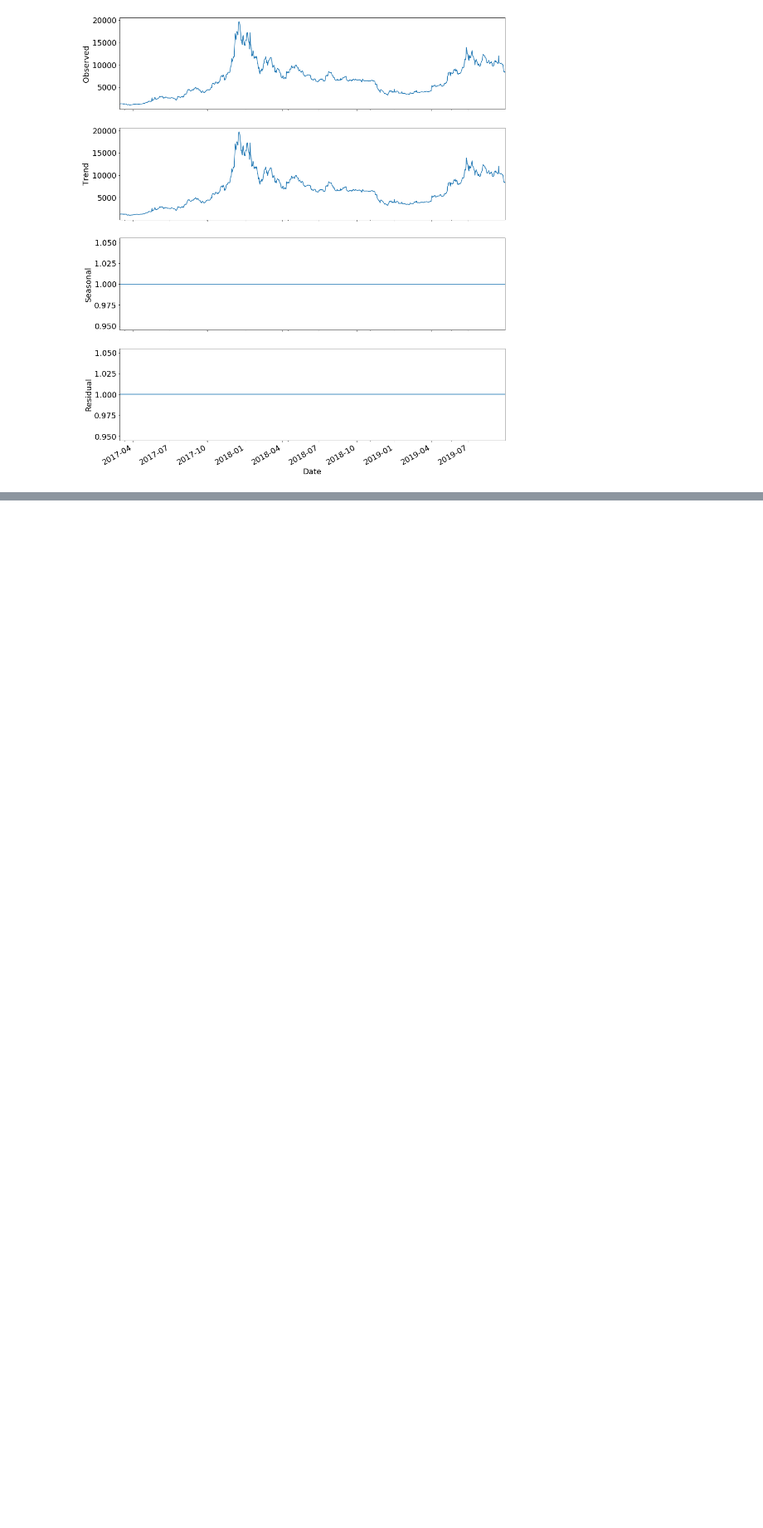
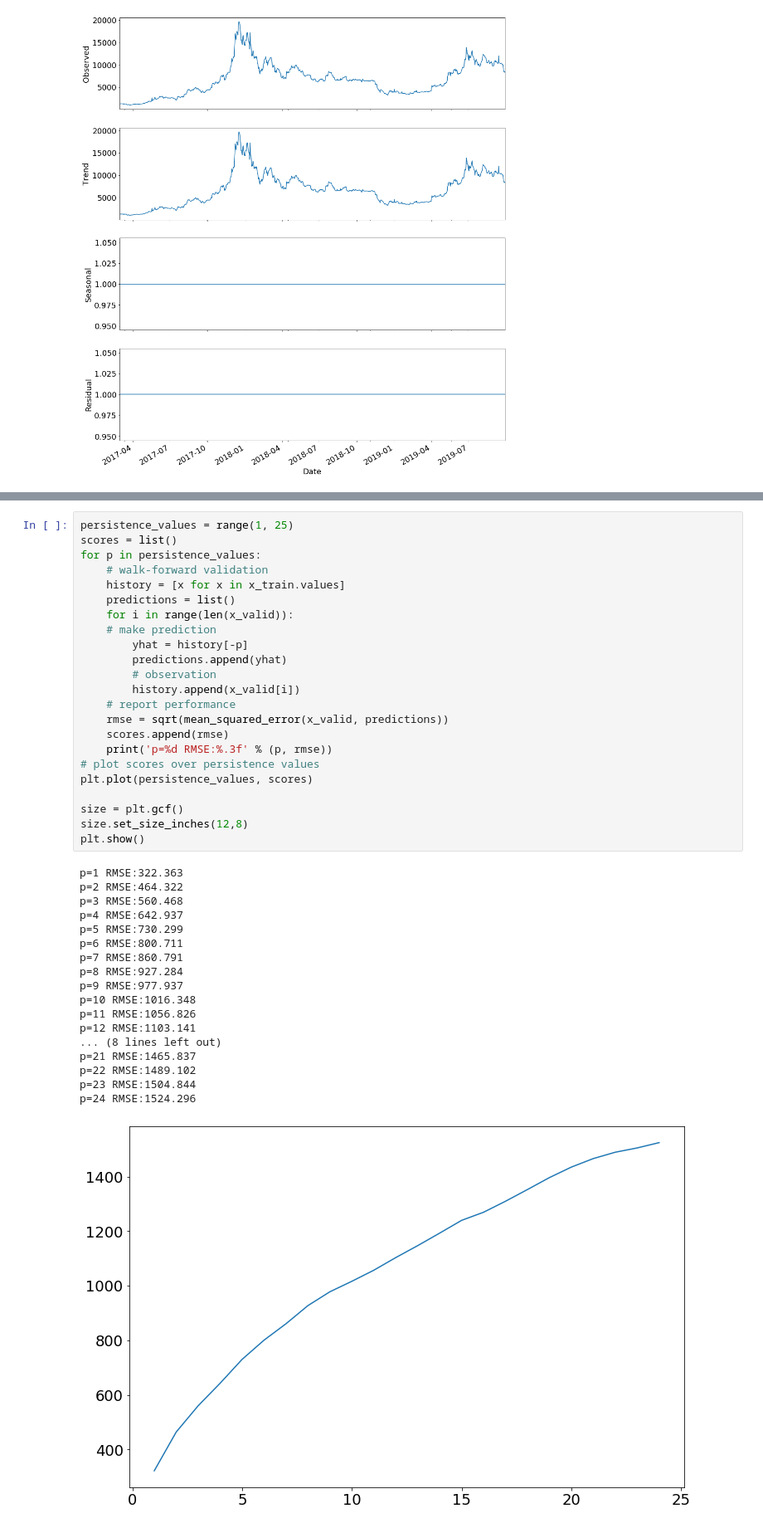
Before and after one commit to rohanjoseph93/Stock-Analysis-in-Python, a Jupyter notebook: coinbase.ipynb, the cells around one changed output, grey strips where cells are left out. Shown at 83% size. Cells and saved outputs as stored; diff of their text form; blank space fills up the shorter version.

```diff
--- a/coinbase.ipynb
+++ b/coinbase.ipynb
@@ -113,0 +147,42 @@ plt.show()
+# %%
+persistence_values = range(1, 25)
+scores = list()
+for p in persistence_values:
+    # walk-forward validation
+    history = [x for x in x_train.values]
+    predictions = list()
+    for i in range(len(x_valid)):
+    # make prediction
+        yhat = history[-p]
+        predictions.append(yhat)
+        # observation
+        history.append(x_valid[i])
+    # report performance
+    rmse = sqrt(mean_squared_error(x_valid, predictions))
+    scores.append(rmse)
+    print('p=%d RMSE:%.3f' % (p, rmse))
+# plot scores over persistence values
+plt.plot(persistence_values, scores)
+
+size = plt.gcf()
+size.set_size_inches(12,8)
+plt.show()
+# %% [output]
+p=1 RMSE:322.363
+p=2 RMSE:464.322
+p=3 RMSE:560.468
+p=4 RMSE:642.937
+p=5 RMSE:730.299
+p=6 RMSE:800.711
+p=7 RMSE:860.791
+p=8 RMSE:927.284
+p=9 RMSE:977.937
+p=10 RMSE:1016.348
+p=11 RMSE:1056.826
+p=12 RMSE:1103.141
+... (8 lines left out)
+p=21 RMSE:1465.837
+p=22 RMSE:1489.102
+p=23 RMSE:1504.844
+p=24 RMSE:1524.296
+[figure, added]
```
Also changed, not shown: parts of 12 cells of this notebook.
